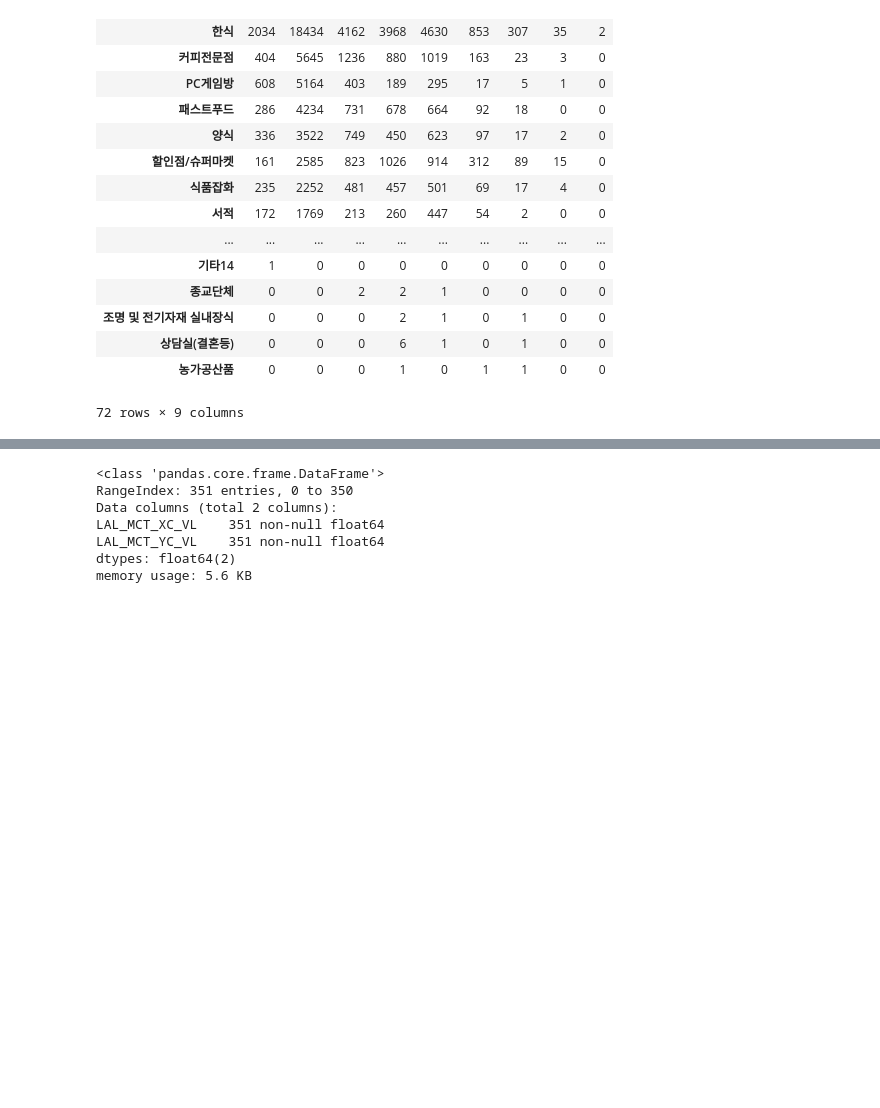
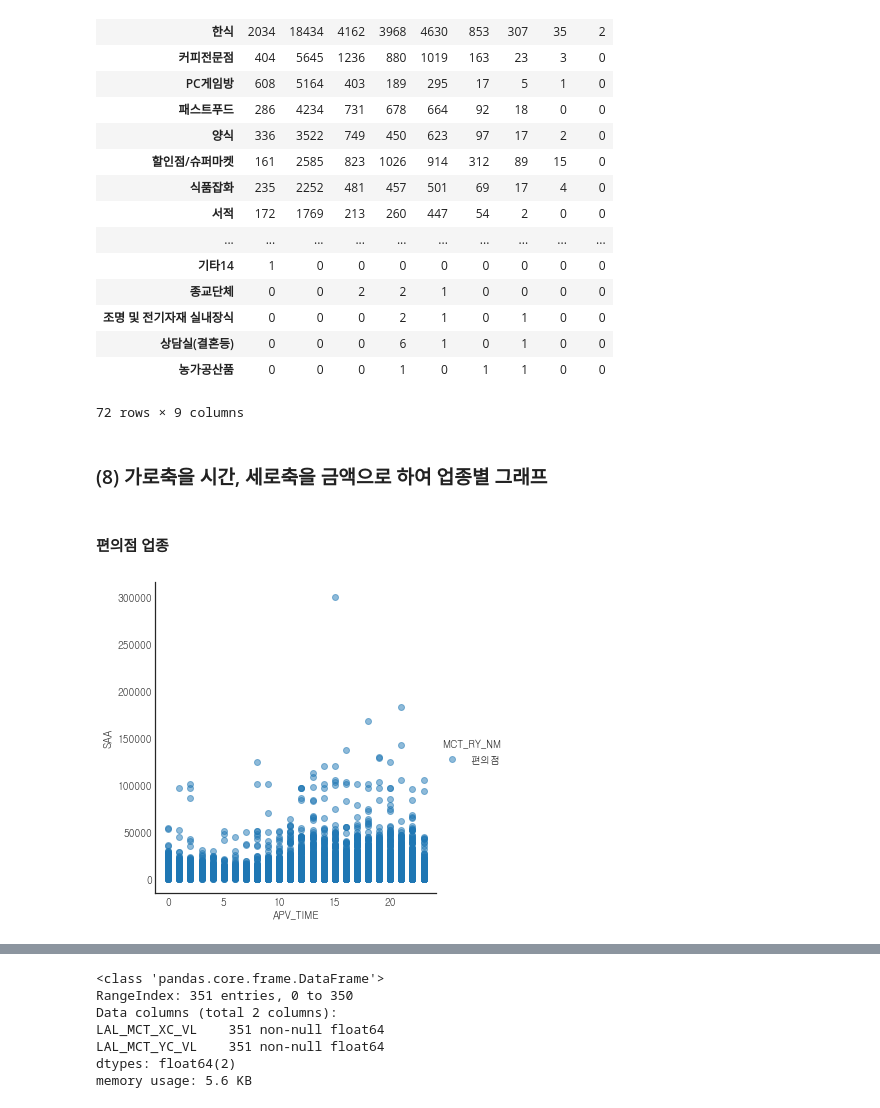
Before and after one commit to lain-02/aiproject, a Jupyter notebook: ai_project.ipynb, the cells around one changed output, grey strips where cells are left out. Cells and saved outputs as stored; diff of their text form; code cells hidden in the pictures; blank space fills up the shorter version.

```diff
--- a/ai_project.ipynb
+++ b/ai_project.ipynb
@@ -444,3 +449,13 @@ pivot_mct_ry_sort
 # %%
 del data_clean["AGE_CCD"]
 del data_clean["SAA(10K)"]
+# %% [markdown]
+### (8) 가로축을 시간, 세로축을 금액으로 하여 업종별 그래프
+# %% [markdown]
+#### 편의점 업종
+# %%
+sns.FacetGrid(data_clean.loc[data_clean['MCT_RY_NM']=="편의점",:], hue="MCT_RY_NM",
+              size=5).map(plt.scatter,"APV_TIME","SAA", alpha=0.5).add_legend()
+plt.show()
+# %% [output]
+[figure, added]
```
Also changed, not shown: parts of 27 cells of this notebook.
